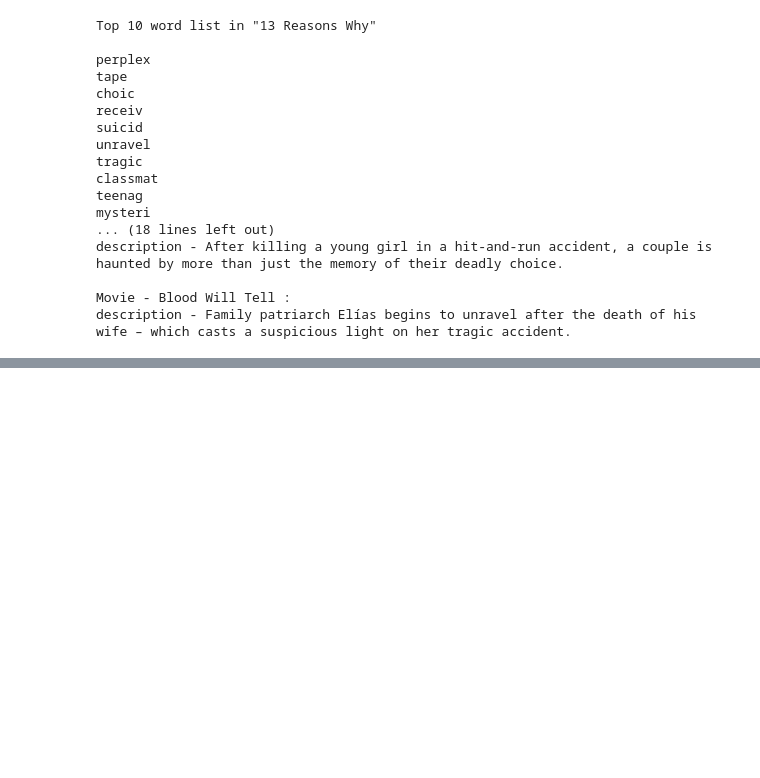
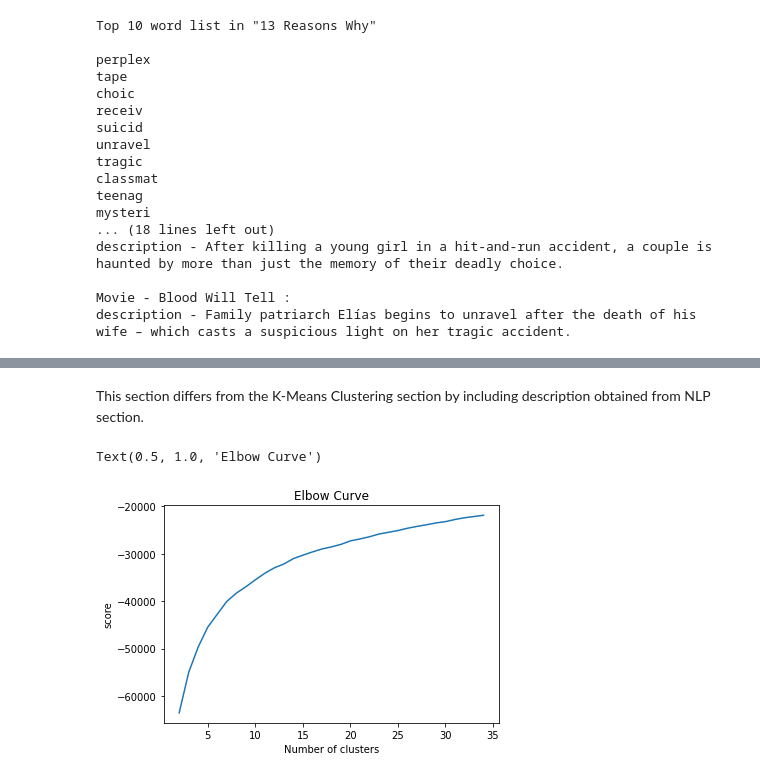
Before and after one commit to bhavya-v-sudo/NETFLIX-MOVIES-AND-TV-SHOWS-CLUSTERING, a Jupyter notebook: NETFLIX_MOVIES_AND_TV_SHOWS_CLUSTERING.ipynb, the cells around one changed output, grey strips where cells are left out. Saved outputs shown, nothing was run; the diff lists cells and outputs as text; code cells hidden in the pictures; blank space fills up the shorter version.

Commit message:
NLP + KMeans: Adding a new sum_description feature. Elbow curve, silhouette_score plots Recommendations.

```diff
--- a/NETFLIX_MOVIES_AND_TV_SHOWS_CLUSTERING.ipynb
+++ b/NETFLIX_MOVIES_AND_TV_SHOWS_CLUSTERING.ipynb
@@ -1054,0 +1059,31 @@ description - Family patriarch Elías begins to unravel after the death of his w
+# %% [markdown]
+This section differs from the K-Means Clustering section by including description obtained from NLP section.
+# %%
+netflix_nlp_kmeans = netflix_df_kmeans.copy()
+# %%
+# 'Cluster' feature is dropped
+netflix_nlp_kmeans.drop('cluster', axis = 1, inplace = True)
+# %%
+# Taking the sum of only few columns which are more revelant in '13 Reasons Why'
+index = netflix_df1[netflix_df1.title == '13 Reasons Why'].index[0]
+genres = df.loc[index, :].sort_values(ascending = False)[0:11].index
+netflix_nlp_kmeans['sum_description'] = df[genres].sum(axis = 1)
+# %%
+# K-Means clustering
+Nc = range(2, 35)
+kmeans = [KMeans(n_clusters=i, init = 'k-means++', random_state = 42) for i in Nc]
+score = [kmeans[i].fit(netflix_nlp_kmeans).score(netflix_nlp_kmeans) for i in range(len(kmeans))]
+# %%
+import matplotlib.pyplot as plt
+plt.plot(Nc, score)
+
+# naming the x axis
+plt.xlabel('Number of clusters')
+# naming the y axis
+plt.ylabel('score')
+
+# giving a title to my graph
+plt.title('Elbow Curve')
+# %% [output]
+Text(0.5, 1.0, 'Elbow Curve')
+[figure, added]
```
Also changed, not shown: parts of 9 cells of this notebook.
